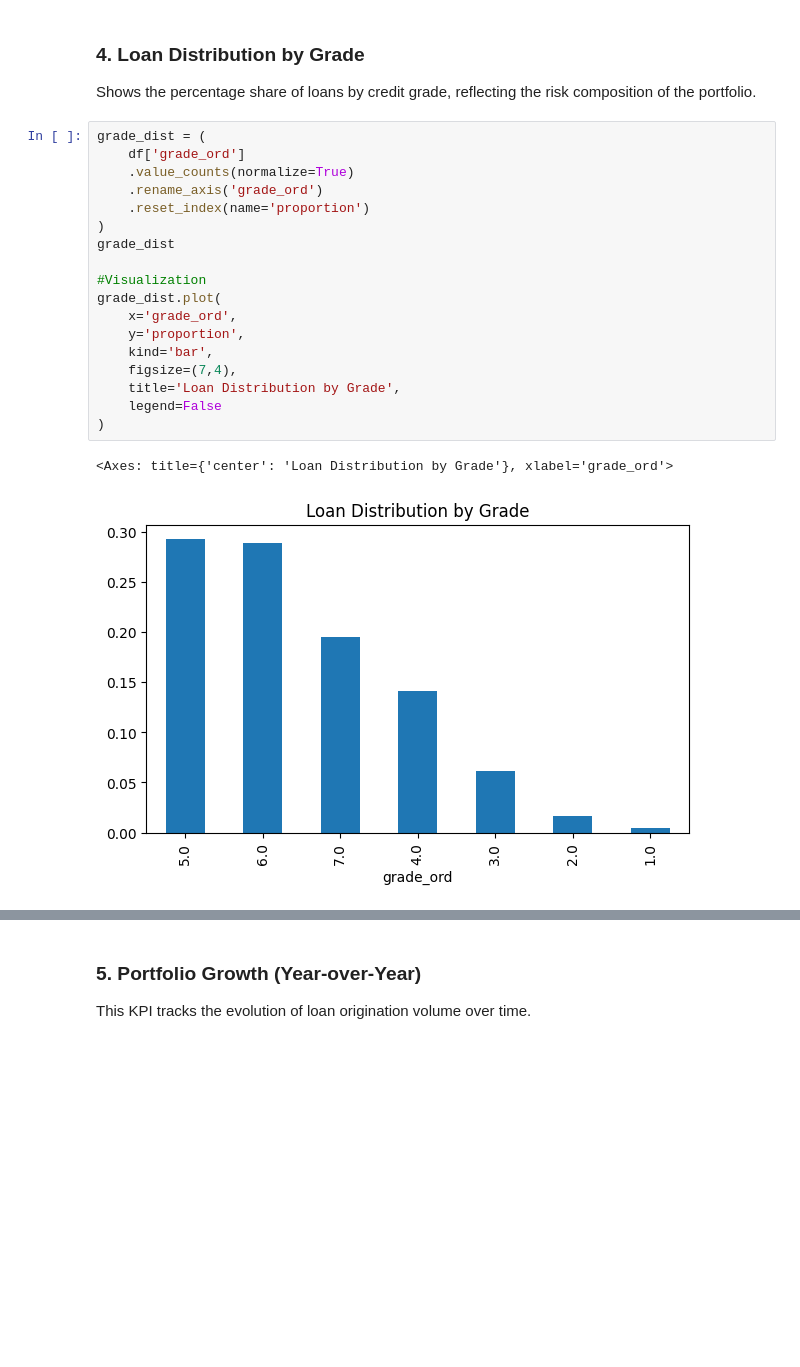
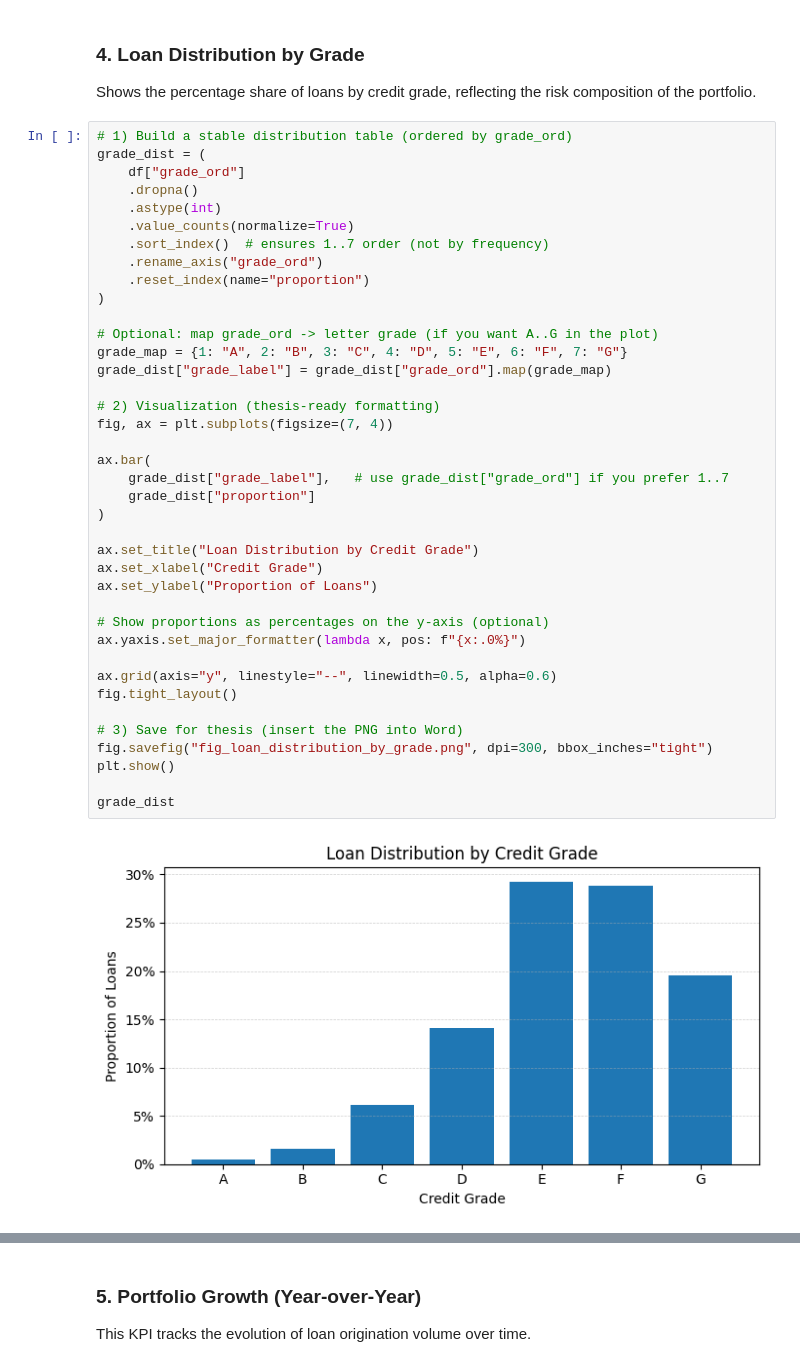
Before and after one commit to EriPardali/MasterThesis_DataEngineering_EleftheriaPardali, a Jupyter notebook: src/kpis/kpi_loan_portfolio.ipynb, the cells around one changed output, grey strips where cells are left out. Cells and saved outputs as stored; diff of their text form; blank space fills up the shorter version.

```diff
--- a/src/kpis/kpi_loan_portfolio.ipynb
+++ b/src/kpis/kpi_loan_portfolio.ipynb
@@ -66,23 +62,43 @@ Average Interest Rate: 13.03%
 
 Shows the percentage share of loans by credit grade, reflecting the risk composition of the portfolio.
 # %%
+# 1) Build a stable distribution table (ordered by grade_ord)
 grade_dist = (
-    df['grade_ord']
+    df["grade_ord"]
+    .dropna()
+    .astype(int)
     .value_counts(normalize=True)
-    .rename_axis('grade_ord')
-    .reset_index(name='proportion')
+    .sort_index()  # ensures 1..7 order (not by frequency)
+    .rename_axis("grade_ord")
+    .reset_index(name="proportion")
 )
+
+# Optional: map grade_ord -> letter grade (if you want A..G in the plot)
+grade_map = {1: "A", 2: "B", 3: "C", 4: "D", 5: "E", 6: "F", 7: "G"}
+grade_dist["grade_label"] = grade_dist["grade_ord"].map(grade_map)
+
+# 2) Visualization (thesis-ready formatting)
+fig, ax = plt.subplots(figsize=(7, 4))
+
+ax.bar(
+    grade_dist["grade_label"],   # use grade_dist["grade_ord"] if you prefer 1..7
+    grade_dist["proportion"]
+)
+
+ax.set_title("Loan Distribution by Credit Grade")
+ax.set_xlabel("Credit Grade")
+ax.set_ylabel("Proportion of Loans")
+
+# Show proportions as percentages on the y-axis (optional)
+ax.yaxis.set_major_formatter(lambda x, pos: f"{x:.0%}")
+
+ax.grid(axis="y", linestyle="--", linewidth=0.5, alpha=0.6)
+fig.tight_layout()
+
+# 3) Save for thesis (insert the PNG into Word)
+fig.savefig("fig_loan_distribution_by_grade.png", dpi=300, bbox_inches="tight")
+plt.show()
+
 grade_dist
-
-#Visualization
-grade_dist.plot(
-    x='grade_ord',
-    y='proportion',
-    kind='bar',
-    figsize=(7,4),
-    title='Loan Distribution by Grade',
-    legend=False
-)
 # %% [output]
-<Axes: title={'center': 'Loan Distribution by Grade'}, xlabel='grade_ord'>
-[figure, old version]
+[figure, new version]
```
Also changed, not shown: parts of 9 cells of this notebook.
